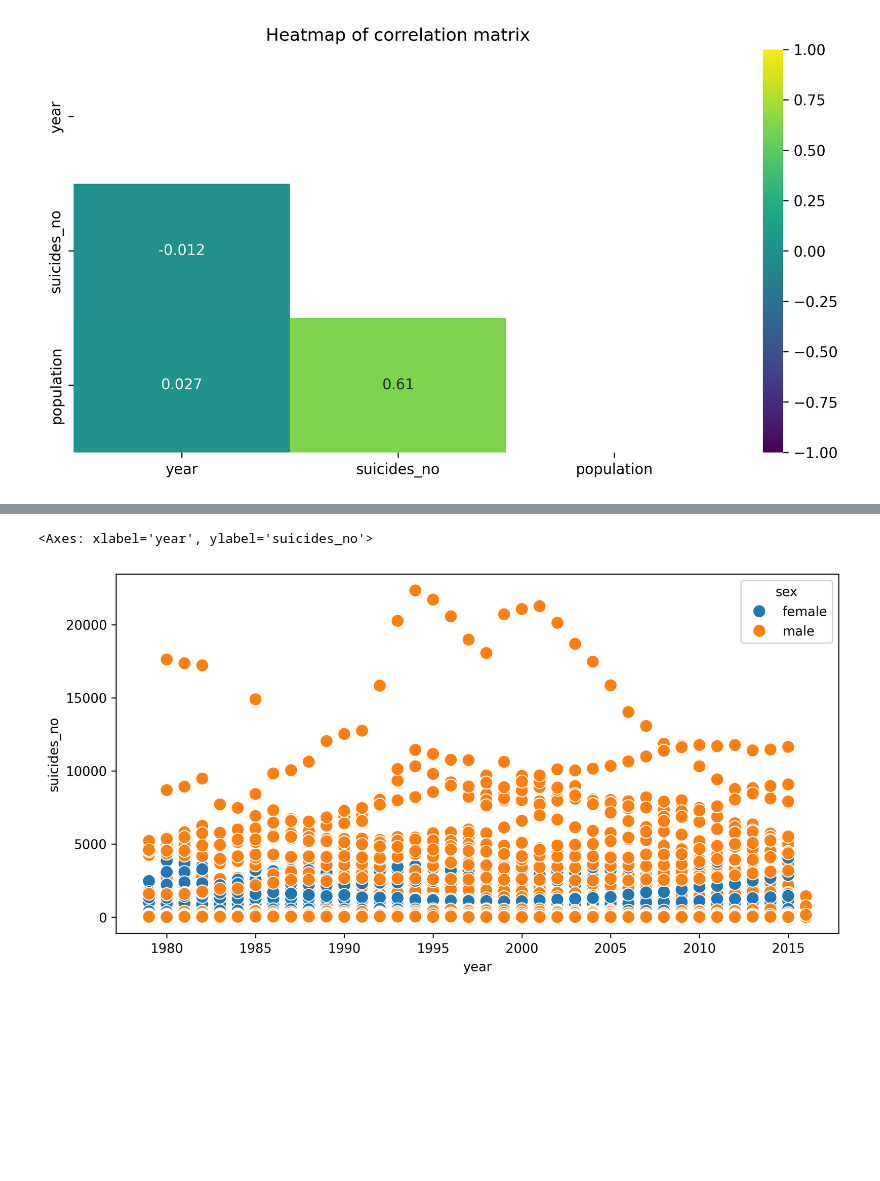
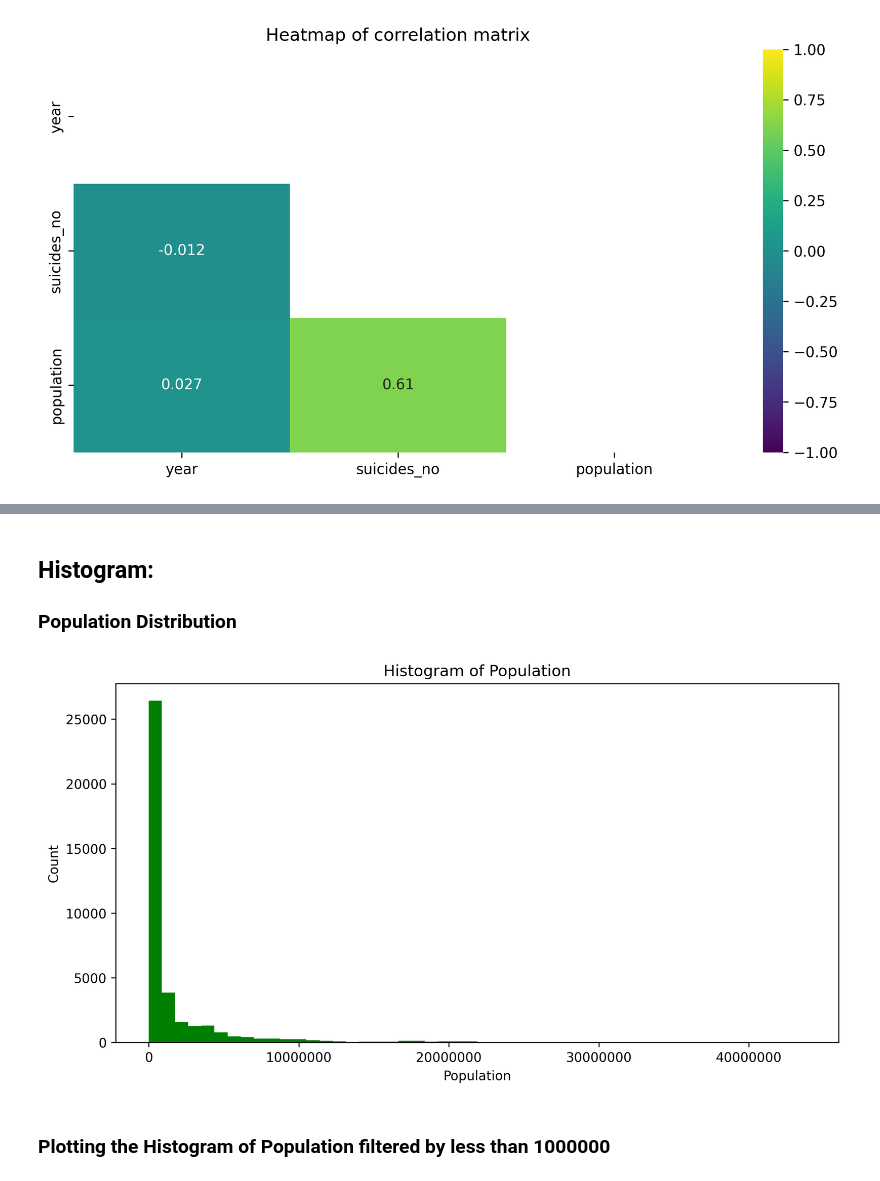
Before and after one commit to Akmal1995/Applied-Data-Science-Assignment-1, a Jupyter notebook: assignment_2.ipynb, the cells around one changed output, grey strips where cells are left out. Cells and saved outputs as stored; diff of their text form; code cells hidden in the pictures; blank space fills up the shorter version.

```diff
--- a/assignment_2.ipynb
+++ b/assignment_2.ipynb
@@ -389,8 +409,34 @@ sns.boxplot(x='age', y='suicides_no', data=df)
-# %%
-ax , fig = plt.subplots(figsize=(10, 5), dpi=300)
-
-# plotting the scatter plot
-sns.scatterplot(y='suicides_no', x='year', data=df, hue='sex', s=100)
-# %% [output]
-<Axes: xlabel='year', ylabel='suicides_no'>
-[figure, removed]
+# %% [markdown]
+## **Histogram:**
+### **Population Distribution**
+# %%
+# creating a function to plot distribution of population
+def population_histogram():
+
+    # defining the figure size a dpi
+    plt.figure(figsize=(10, 5), dpi=300)
+
+    # plottig the histogram using matplolib
+    plt.hist(x= df['population'], bins = 50, color='green')
+
+    # defining title
+    plt.title('Histogram of Population')
+
+    # defining x label
+    plt.xlabel('Population')
+    # defining y label
+    plt.ylabel('Count')
+
+    # to display actual values on x axis
+    plt.ticklabel_format(style='plain', axis='x')
+
+    plt.show()
+
+    return
+# %%
+# calling the function to plot the histogram of population
+population_histogram()
+# %% [output]
+[figure, added]
+# %% [markdown]
+### **Plotting the Histogram of Population filtered by less than 1000000**
```
Also changed, not shown: parts of 48 cells of this notebook.
